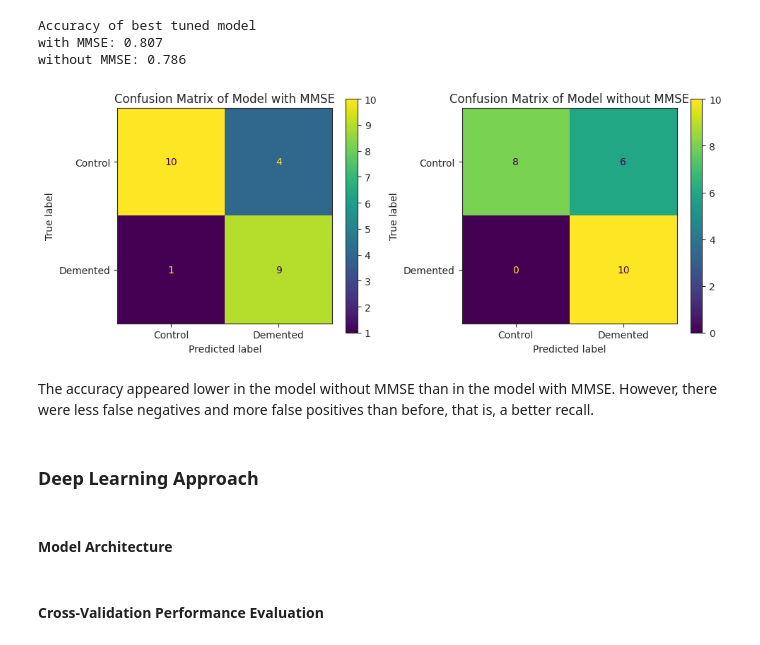
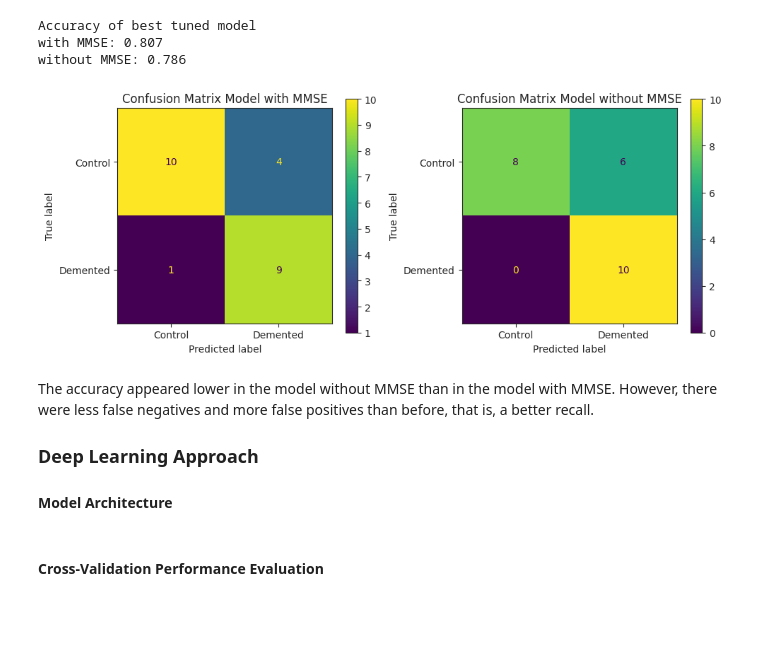
Before and after one commit to RiboRings/AlzheimerPrediction, a Jupyter notebook: learning-about-ad.ipynb, the cells around one changed output. Cells and saved outputs as stored; diff of their text form; code cells hidden in the pictures; blank space fills up the shorter version.

```diff
--- a/learning-about-ad.ipynb
+++ b/learning-about-ad.ipynb
@@ -697,30 +696,32 @@ without MMSE: 0.786
 # %%
 fig, axes = plt.subplots(1, 2)
 
 fig.set_figheight(4)
 fig.set_figwidth(10)
 
 # Plot confusion matrix for model with MMSE
 cm = confusion_matrix(y_test, y_pred)
 disp = ConfusionMatrixDisplay(cm, display_labels=["Control", "Demented"])
 disp.plot(ax=axes[0])
-axes[0].set_title("Confusion Matrix of Model with MMSE")
+axes[0].set_title("Confusion Matrix Model with MMSE")
 
 # Plot confusion matrix for model without MMSE
 cm = confusion_matrix(y_test, y_pred_no_mmse)
 disp = ConfusionMatrixDisplay(cm, display_labels=["Control", "Demented"])
 disp.plot(ax=axes[1])
-axes[1].set_title("Confusion Matrix of Model without MMSE")
+axes[1].set_title("Confusion Matrix Model without MMSE")
 
 plt.tight_layout()
+
+plt.savefig('Confusion Matrices.png')
 # %% [output]
-[figure, old version]
+[figure, new version]
 # %% [markdown]
 The accuracy appeared lower in the model without MMSE than in the model with MMSE. However, there were less false negatives and more false positives than before, that is, a better recall.
+
+### Deep Learning Approach
+
+#### Model Architecture
-# %% [markdown]
-### Deep Learning Approach
-# %% [markdown]
-#### Model Architecture
 # %%
 import tensorflow as tf
 from tensorflow import keras
```
Also changed, not shown: parts of 25 cells of this notebook.
